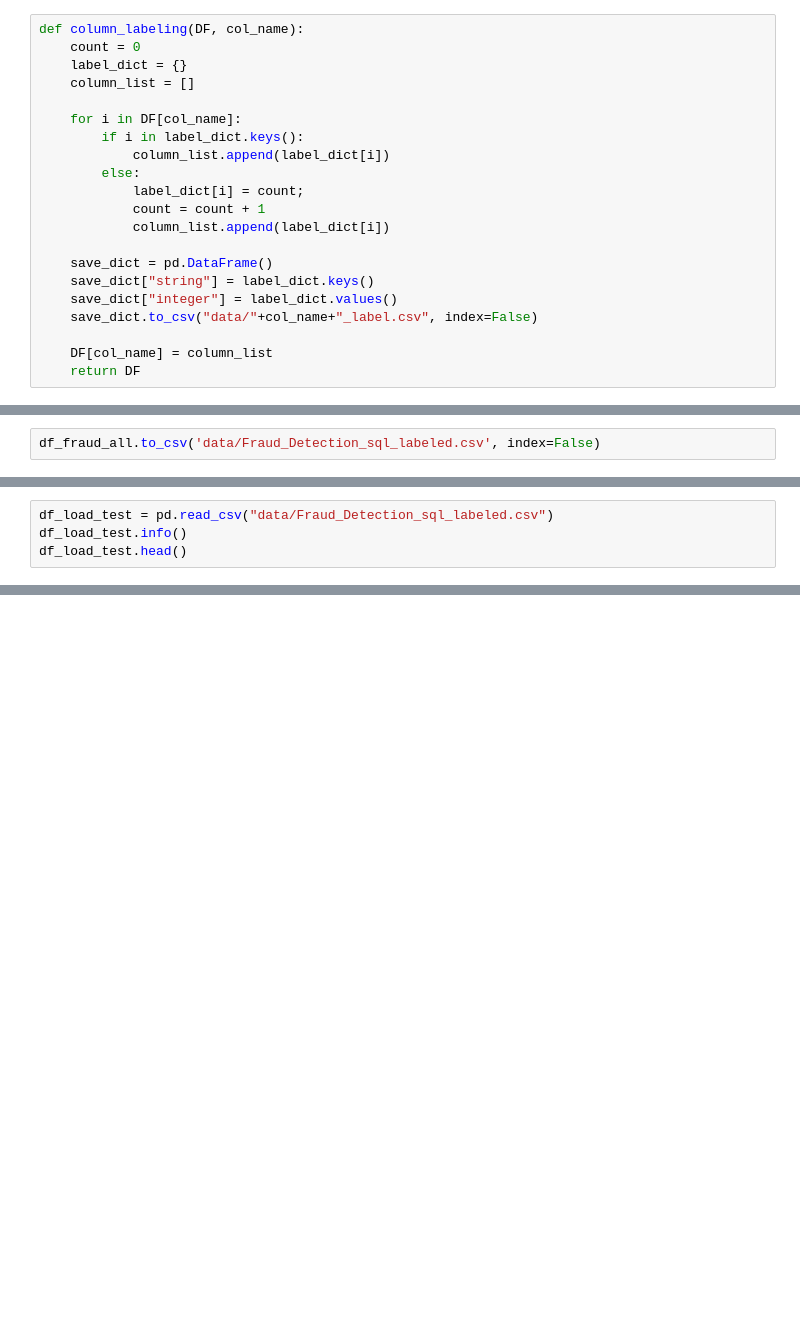
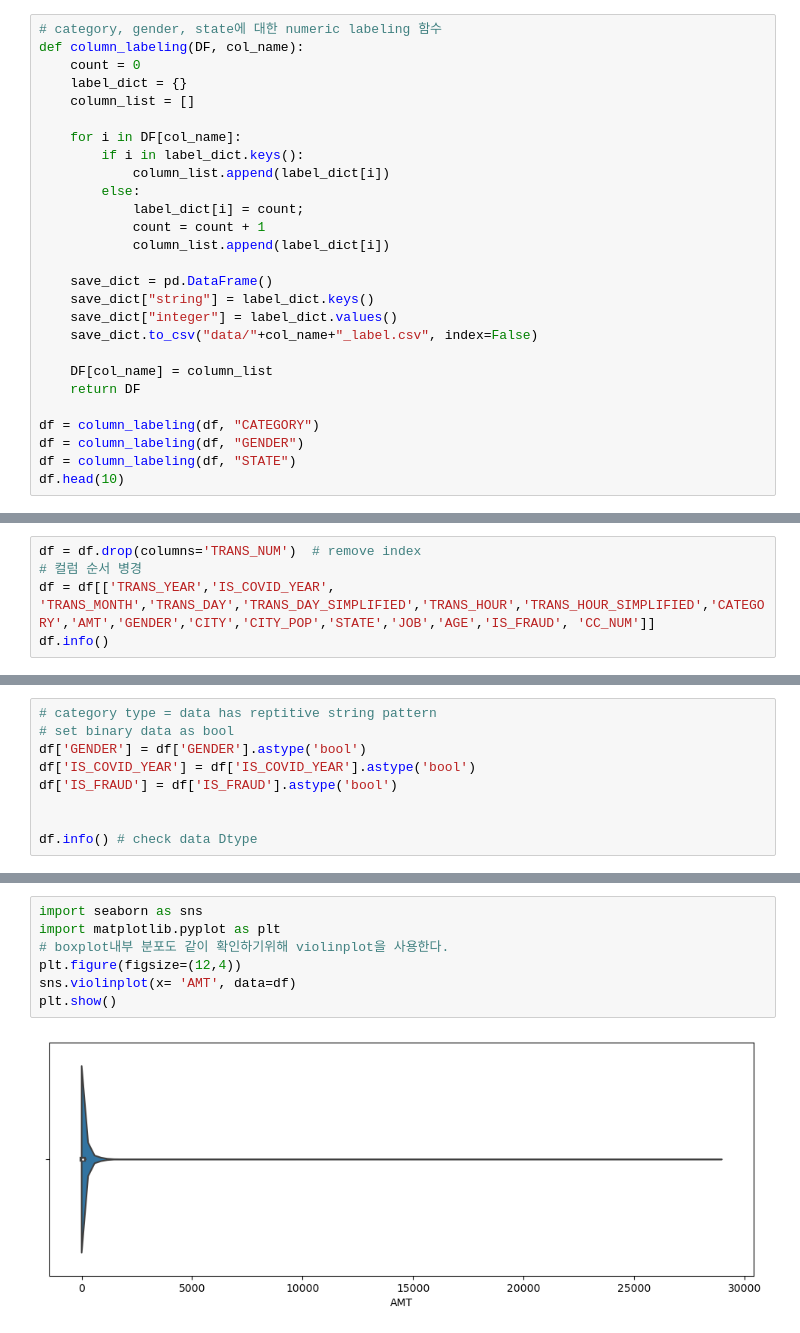
Before and after one commit to skmanzg/FraudDectectionProject2023, a Jupyter notebook: Data_Wrangling_part2.ipynb, the cells around one changed output, grey strips where cells are left out. Saved outputs shown, nothing was run; the diff lists cells and outputs as text; blank space fills up the shorter version.

Commit message:
Data wrangling and basic EDA complete

```diff
--- a/Data_Wrangling_part2.ipynb
+++ b/Data_Wrangling_part2.ipynb
@@ -28,6 +81,7 @@ grocery_net        56145
 travel             50279
 Name: CATEGORY, dtype: int64
 # %%
+# category, gender, state에 대한 numeric labeling 함수
 def column_labeling(DF, col_name):
     count = 0
     label_dict = {}
@@ -48,3 +102,8 @@ def column_labeling(DF, col_name):
 
     DF[col_name] = column_list
     return DF
+
+df = column_labeling(df, "CATEGORY")
+df = column_labeling(df, "GENDER")
+df = column_labeling(df, "STATE")
+df.head(10)
@@ -68,2 +184,5 @@ df_fraud_all.head(10)
 # %%
-df_fraud_all.to_csv('data/Fraud_Detection_sql_labeled.csv', index=False)
+df = df.drop(columns='TRANS_NUM')  # remove index
+# 컬럼 순서 병경
+df = df[['TRANS_YEAR','IS_COVID_YEAR', 'TRANS_MONTH','TRANS_DAY','TRANS_DAY_SIMPLIFIED','TRANS_HOUR','TRANS_HOUR_SIMPLIFIED','CATEGORY','AMT','GENDER','CITY','CITY_POP','STATE','JOB','AGE','IS_FRAUD', 'CC_NUM']]
+df.info()
@@ -70,7 +207,12 @@ df_fraud_all.to_csv('data/Fraud_Detection_sql_labeled.csv', index=False)
 # %%
-df_load_test = pd.read_csv("data/Fraud_Detection_sql_labeled.csv")
-df_load_test.info()
-df_load_test.head()
+# category type = data has reptitive string pattern
+# set binary data as bool
+df['GENDER'] = df['GENDER'].astype('bool')
+df['IS_COVID_YEAR'] = df['IS_COVID_YEAR'].astype('bool')
+df['IS_FRAUD'] = df['IS_FRAUD'].astype('bool')
+
+
+df.info() # check data Dtype
 # %% [output]
 <class 'pandas.core.frame.DataFrame'>
 RangeIndex: 1604294 entries, 0 to 1604293
@@ -97,0 +297,9 @@ memory usage: 111.7+ MB
+# %%
+import seaborn as sns
+import matplotlib.pyplot as plt
+# boxplot내부 분포도 같이 확인하기위해 violinplot을 사용한다.
+plt.figure(figsize=(12,4))
+sns.violinplot(x= 'AMT', data=df)
+plt.show()
+# %% [output]
+[figure, added]
```
Also changed, not shown: parts of 63 cells of this notebook, 2 other files.
